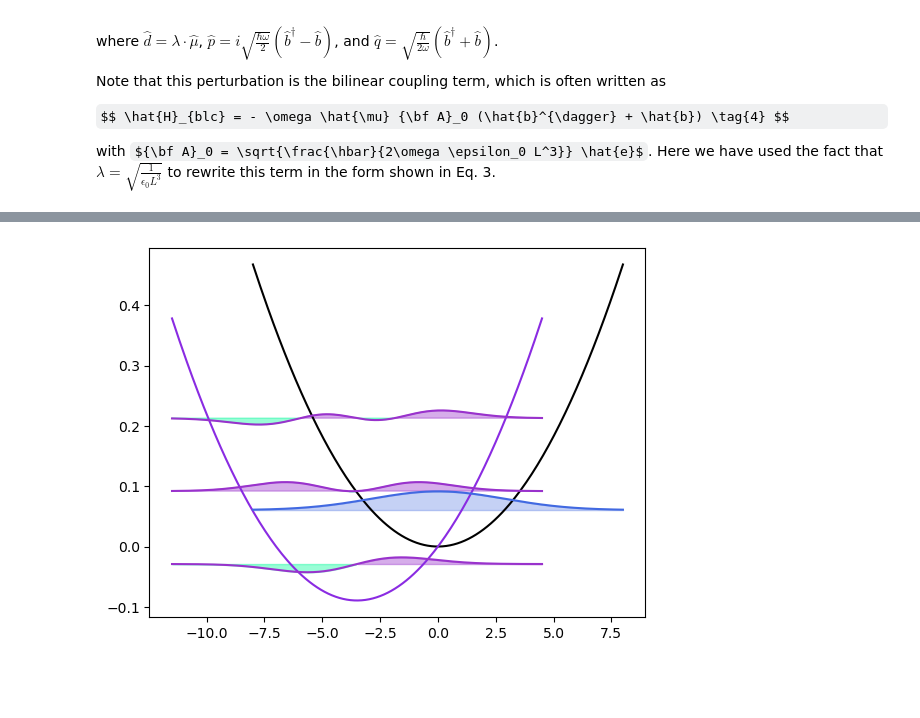
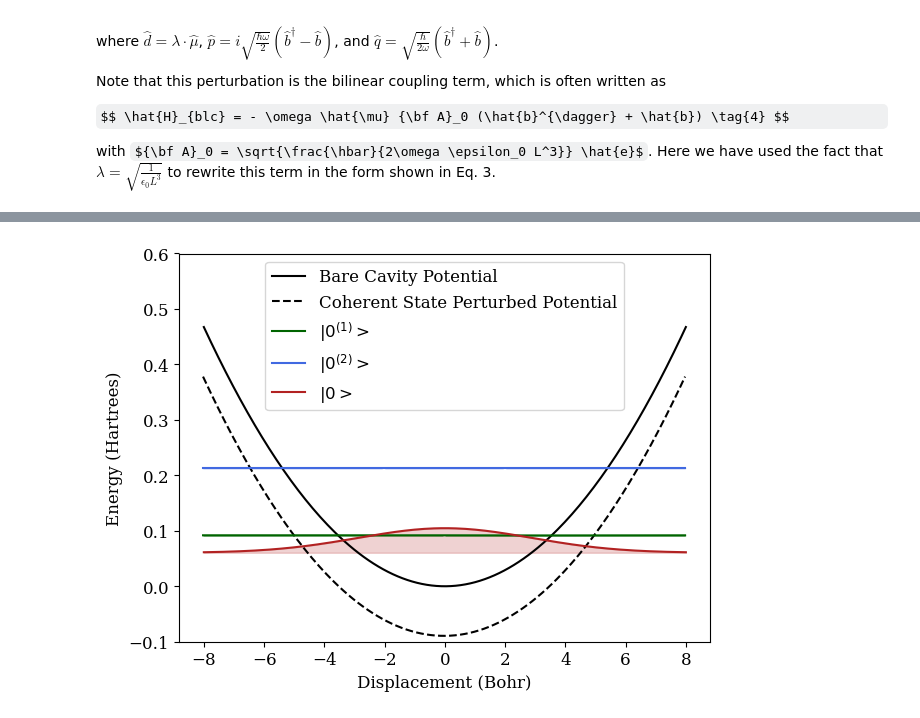
Before and after one commit to FoleyLab/SCQED-PCQED, a Jupyter notebook: src/Cavity_Fig.ipynb, the cells around one changed output, grey strips where cells are left out. Saved outputs shown, nothing was run; the diff lists cells and outputs as text; code cells hidden in the pictures; some formulas as TeX source; blank space fills up the shorter version.

```diff
--- a/src/Cavity_Fig.ipynb
+++ b/src/Cavity_Fig.ipynb
@@ -6,7 +6,14 @@ import psi4
 from helper_PFCI import PFHamiltonianGenerator
 np.set_printoptions(threshold=sys.maxsize)
 psi4.core.set_output_file('output.dat', False)
-import matplotlib.pyplot as plt
+
+from matplotlib import pyplot as plt
+from matplotlib import cm
+from matplotlib import rcParams
+import sys
+np.set_printoptions(threshold=sys.maxsize)
+rcParams['font.family'] = 'serif'
+rcParams['font.size'] = 12
 # %% [markdown]
 We are going to read the energy eigenvalues and dipole matrix elements from .npy files.  We will also still create an instance of the PFHamiltonianGenerator class so we can use its build_pcqed_pf_hamiltonian() method, but it is not really important what details we use to instantiate this class... so we will use LiH in a minimal basis since this is a fast way to instantiate the class!
 # %%
@@ -364,17 +372,44 @@ COLOUR2 = 'mediumspringgreen'
 COLOUR3 = 'royalblue'
 COLOUR4 = 'darkorchid'
 
+PCOLOUR1 = "firebrick"
+PCOLOUR2 = "darkgreen"
+PCOLOUR3 = "royalblue"
 
-
-#(0.6196, 0.0039, 0.2588, 1.0)
-#COLOUR2 = #(0.3686, 0.3098, 0.6353, 1.0)
+# unclear what this factor does
 QPAD_FRAC = 1.3
 # Scale the wavefunctions by this much so they don't overlap
 SCALING = 0.7
 
+# unperturbed ground state
 psi_0 = psi(0, alpha, r, r_eq_au)
-#psi_1 = psi(1, alpha, r, r_eq_au)
-#psi_2 = psi(2, alpha, r, r_eq_au)
+# unperturbed first excited state
+psi_1 = psi(1, alpha, r, r_eq_au)
+# unperturbed second excited state
+psi_2 = psi(2, alpha, r, r_eq_au)
+
+# compute  -<1 | w <d> q | 0>/(E_0 - E_1) |1>
+coeff_fo = np.trapz(psi_1 * omega * d_coupled_gs * r * psi_0, r)
+psi_0_fo = -coeff_fo / (E0_val - E1_val) * psi_1
+
+# compute -<1 | w (<d> - <d>0) q | 0>/(E_0 - E_1) |1>
+coeff_fo_cs = np.trapz(psi_1 * omega * dd * r * psi_0, r)
+psi_0_fo_cs = -coeff_fo_cs / (E0_val - E1_val) * psi_1
+
+# compute  <2 | w <d> q | 1> <1 | w <d> q | 0>/[(E_0 - E_1)(E_0 - E_2)] |2>
+coeff_so = np.trapz(psi_2 * omega * d_coupled_gs * r * psi_1, r) * coeff_fo
+psi_0_so = coeff_so / ((E0_val - E1_val) * (E0_val - E2_val)) * psi_2
+
+# compute  <2 | w (<d>-<d>0) q | 1> <1 | w (<d>-<d>0) q | 0>/[(E_0 - E_1)(E_0 - E_2)] |2>
+coeff_so_cs = np.trapz(psi_2 * omega * dd * r * psi_1, r) * coeff_fo_cs
+psi_0_so_cs = coeff_so_cs / ((E0_val - E1_val) * (E0_val - E2_val)) * psi_2
+
+print(f' First order coefficient is {coeff_fo}')
+print(f' Second order coefficient is {coeff_so}')
+
+print(f' First order cs coefficient is {coeff_fo_cs}')
+print(f' Second order cs coefficient is {coeff_so_cs}')
+
 
 #psi_0_p = psi(0, alpha, r, r_eq_au +  d_coupled_gs- d_uncoupled_gs)
 #psi_1_p = psi(1, alpha, r, r_eq_au +  d_coupled_gs - d_uncoupled_gs)
@@ -392,32 +427,32 @@ print(np.trapz(prod_00, r))
 print(np.trapz(prod_10, r))
 print(np.trapz(prod_20, r))
 
-def plot_func(ax, f, scaling=1, yoffset=0):
+def plot_func(ax, f, COLOUR, lab, scaling=1, yoffset=0 ):
     """Plot f*scaling with offset yoffset.
 
     The curve above the offset is filled with COLOUR1; the curve below is
     filled with COLOUR2.
 
     """
-    ax.plot(r, f*scaling + yoffset, color=COLOUR3)
+    ax.plot(r, f*scaling + yoffset, color=COLOUR, label=lab)
     ax.fill_between(r, f*scaling + yoffset, yoffset, f > 0.,
-                    color=COLOUR3, alpha=0.3)
+                    color=COLOUR, alpha=0.2)
     ax.fill_between(r, f*scaling + yoffset, yoffset, f < 0.,
-                    color=COLOUR3, alpha=0.3)
+                    color=COLOUR, alpha=0.2)
 
 
-def plot_func_offset(ax, f, scaling=1, yoffset=0):
+def plot_func_offset(ax, f, COLOUR, lab, scaling=1, yoffset=0):
     """Plot f*scaling with offset yoffset.
 
     The curve above the offset is filled with COLOUR1; the curve below is
     filled with COLOUR2.
 
     """
-    ax.plot(r_disp, f*scaling + yoffset, color=COLOUR1)
-    ax.fill_between(r_disp, f*scaling + yoffset, yoffset, f > 0.,
-                    color=COLOUR1, alpha=0.4)
-    ax.fill_between(r_disp, f*scaling + yoffset, yoffset, f < 0.,
-                    color=COLOUR2, alpha=0.4)
+    ax.plot(r_disp_cs, f*scaling + yoffset, color=COLOUR, label=lab)
+    ax.fill_between(r_disp_cs, f*scaling + yoffset, yoffset, f > 0.,
+                    color=COLOUR, alpha=0.4)
+    ax.fill_between(r_disp_cs, f*scaling + yoffset, yoffset, f < 0.,
+                    color=COLOUR, alpha=0.4)
 
 def plot_prod_offset(ax, f, scaling=1, yoffset=0):
     """Plot f*scaling with offset yoffset.
@@ -434,19 +469,25 @@ def plot_prod_offset(ax, f, scaling=1, yoffset=0):
 
 
 #psi_0**2+E_0
-plt.plot(r, V_H, color='k', linewidth=1.5)
-plt.plot(r_disp, V_H_p, color='blueviolet', linewidth=1.5)
-plot_func(ax, psi_0, scaling=0.07, yoffset =  omega / 2)
+plt.plot(r, V_H, color='k', linewidth=1.5, label="Bare Cavity Potential")
+plt.plot(r_disp_cs, V_H_p_cs, color='k', linewidth=1.5, linestyle="dashed", label="Coherent State Perturbed Potential")
+plot_func_offset(ax, psi_0_fo_cs, PCOLOUR2, "$|0^{(1)}>$", scaling=0.1, yoffset =  (E1_val -  1 / 2 * d_coupled_gs ** 2))
+plot_func_offset(ax, psi_0_so_cs, COLOUR3, "$|0^{(2)}>$", scaling=0.1, yoffset =  (E2_val -  1 / 2 * d_coupled_gs ** 2))
+plot_func(ax, psi_0, PCOLOUR1, "$|0>$", scaling=0.1, yoffset =  E0_val)
 #plot_func(ax, psi_1, scaling=0.07, yoffset =  3 * omega / 2)
 #plot_func(ax, psi_2, scaling=0.07, yoffset =  5 * omega / 2)
 #plot_func_offset(ax, psi_0_p, scaling=0.1, yoffset = omega / 2 - 1/2 * d_coupled_gs ** 2)
 #plot_func_offset(ax, psi_0_p, scaling=0.1, yoffset = omega / 2 - 1/2 * d_coupled_gs ** 2)
 #plot_func_offset(ax, psi_1_p, scaling=0.1, yoffset = 3 * omega / 2 - 1/2 * d_coupled_gs ** 2)
 #plot_func_offset(ax, psi_2_p, scaling=0.1, yoffset = 5 * omega / 2 - 1/2 * d_coupled_gs ** 2)
-plot_func_offset(ax, prod_00, scaling=1., yoffset = omega / 2 - 1/2 * d_coupled_gs ** 2)
-plot_func_offset(ax, prod_10, scaling=1., yoffset = 3 * omega / 2 - 1/2 * d_coupled_gs ** 2)
-plot_func_offset(ax, prod_20, scaling=1., yoffset = 5 * omega / 2 - 1/2 * d_coupled_gs ** 2)
-#ax.plot(r, V_H, color='k', linewidth=1.5)
-#plt.plot(r, V_H+perturb, color='green', linewidth=1.0)
+#plot_func_offset(ax, np.abs(prod_00), scaling=1., yoffset = omega / 2 - 1/2 * d_coupled_gs ** 2)
+#plot_func_offset(ax, np.abs(prod_10), scaling=1., yoffset = 3 * omega / 2 - 1/2 * d_coupled_gs ** 2)
+#plot_func_offset(ax, np.abs(prod_20), scaling=1., yoffset = 5 * omega / 2 - 1/2 * d_coupled_gs ** 2)
+plt.ylabel("Energy (Hartrees)")
+plt.xlabel("Displacement (Bohr)")
+plt.legend()
+plt.ylim(-.1, .6)
+plt.tight_layout()
+plt.savefig("LiH_PT_on_CS_Cav.png", dpi=200)
 plt.show()
 # %% [output]
@@ -453,7 +498,7 @@ plt.show()
 -0.010732454823351521
 0.1021169902623682
 0.015259367928050795
-[figure, old version]
+[figure, new version]
 # %%
 x = np.linspace(-100, 100, 500)
 k = 0.3
```
Also changed, not shown: parts of 5 cells of this notebook, 5 other files.
